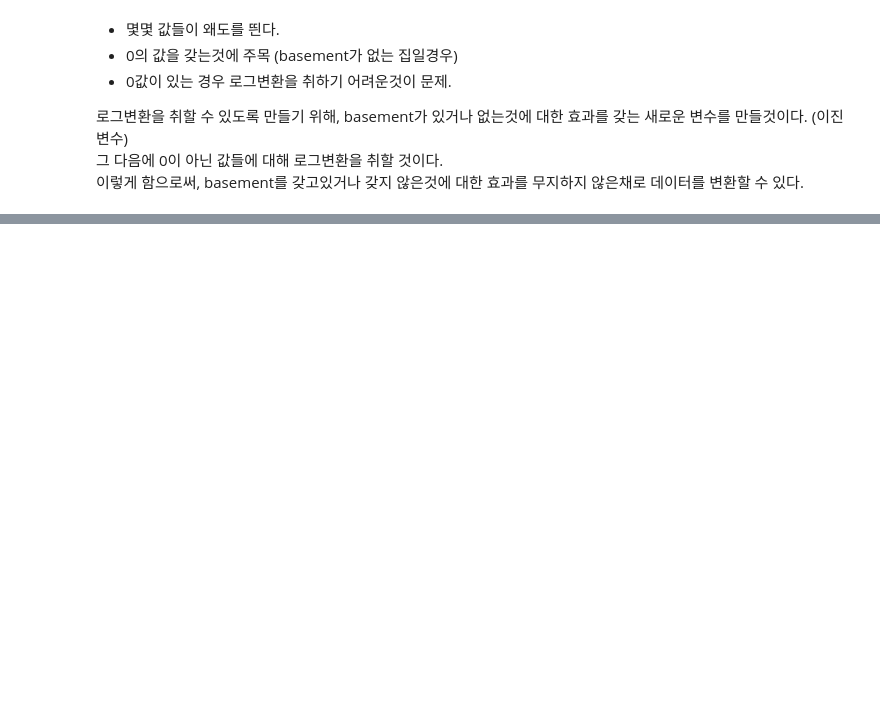
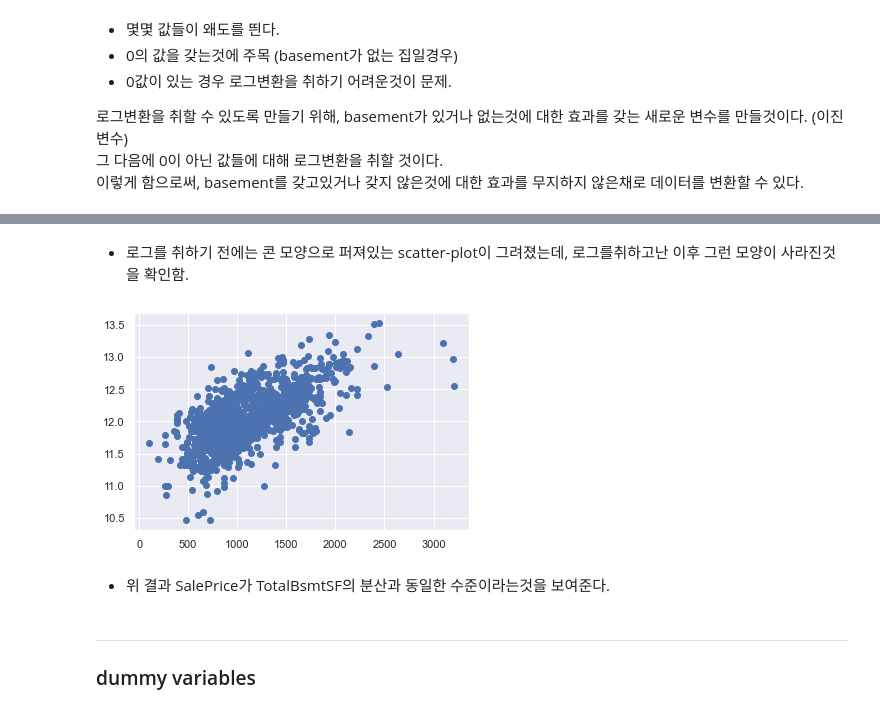
Before and after one commit to suhyun-cho/Dive-to-Kaggle, a Jupyter notebook: House Prices/Basic-DataExploration.ipynb, the cells around one changed output, grey strips where cells are left out. Drawn from its saved outputs; the diff is of its cells as text; code cells hidden in the pictures; blank space fills up the shorter version.

```diff
--- a/House Prices/Basic-DataExploration.ipynb
+++ b/House Prices/Basic-DataExploration.ipynb
@@ -405,0 +416,11 @@ res = stats.probplot(df_train['TotalBsmtSF'], plot=plt)
+# %% [markdown]
+* 로그를 취하기 전에는 콘 모양으로 퍼져있는 scatter-plot이 그려졌는데, 로그를취하고난 이후 그런 모양이 사라진것을 확인함.
+# %%
+plt.scatter(df_train[df_train['TotalBsmtSF']>0]['TotalBsmtSF'],df_train[df_train['TotalBsmtSF']>0]['SalePrice']);
+# %% [output]
+[figure, added]
+# %% [markdown]
+* 위 결과 SalePrice가 TotalBsmtSF의 분산과 동일한 수준이라는것을 보여준다.
+# %% [markdown]
+-------------------------------------------------------------------------------------
+### dummy variables
```
Also changed, not shown: parts of 12 cells of this notebook.
